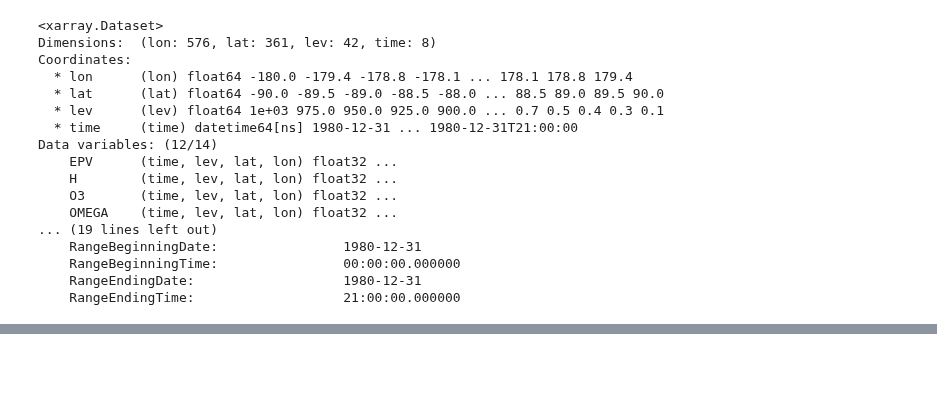
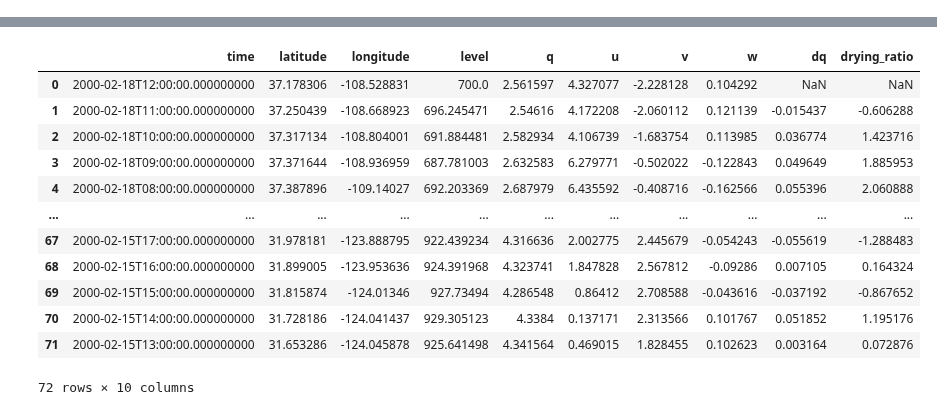
Before and after one commit to CW3E/CO_top-decile_precip_ARs_code, a Jupyter notebook: analysis/translate_jon_IDL.ipynb, the cells around one changed output, grey strips where cells are left out. Saved outputs shown, nothing was run; the diff lists cells and outputs as text; code cells hidden in the pictures; blank space fills up the shorter version.

```diff
--- a/analysis/translate_jon_IDL.ipynb
+++ b/analysis/translate_jon_IDL.ipynb
@@ -54,24 +54,6 @@ varlst = ['specific humidity', 'u-wind', 'v-wind', 'w-wind', 'drying-ratio', 'dq
-# %%
-## write a script that opens the date of the precip extreme
-## as well as up to 3-5 days prior
-fname = '/data/downloaded/Reanalysis/MERRA2/M2I3NPASM.5.12.4_raw/1980/MERRA2_100.inst3_3d_asm_Np.19801231.nc4'
-ds1 = xr.open_dataset(fname)
-ds1
-# %% [output]
-<xarray.Dataset>
-Dimensions:  (lon: 576, lat: 361, lev: 42, time: 8)
-Coordinates:
-  * lon      (lon) float64 -180.0 -179.4 -178.8 -178.1 ... 178.1 178.8 179.4
-  * lat      (lat) float64 -90.0 -89.5 -89.0 -88.5 -88.0 ... 88.5 89.0 89.5 90.0
-  * lev      (lev) float64 1e+03 975.0 950.0 925.0 900.0 ... 0.7 0.5 0.4 0.3 0.1
-  * time     (time) datetime64[ns] 1980-12-31 ... 1980-12-31T21:00:00
-Data variables: (12/14)
-    EPV      (time, lev, lat, lon) float32 ...
-    H        (time, lev, lat, lon) float32 ...
-    O3       (time, lev, lat, lon) float32 ...
-    OMEGA    (time, lev, lat, lon) float32 ...
-... (19 lines left out)
-    RangeBeginningDate:                1980-12-31
-    RangeBeginningTime:                00:00:00.000000
-    RangeEndingDate:                   1980-12-31
-    RangeEndingTime:                   21:00:00.000000
+# %%
+%%time
+s = calculate_backward_trajectory(ds=ds, idx=5, start_lev=700.)
+df = s.compute_trajectory()
+df
+# %% [output]
@@ -77,0 +63,13 @@ Data variables: (12/14)
+|  | time | latitude | longitude | level | q | u | v | w | dq | drying_ratio |
+| 0 | 2000-02-18T12:00:00.000000000 | 37.178306 | -108.528831 | 700.0 | 2.561597 | 4.327077 | -2.228128 | 0.104292 | NaN | NaN |
+| 1 | 2000-02-18T11:00:00.000000000 | 37.250439 | -108.668923 | 696.245471 | 2.54616 | 4.172208 | -2.060112 | 0.121139 | -0.015437 | -0.606288 |
+| 2 | 2000-02-18T10:00:00.000000000 | 37.317134 | -108.804001 | 691.884481 | 2.582934 | 4.106739 | -1.683754 | 0.113985 | 0.036774 | 1.423716 |
+| 3 | 2000-02-18T09:00:00.000000000 | 37.371644 | -108.936959 | 687.781003 | 2.632583 | 6.279771 | -0.502022 | -0.122843 | 0.049649 | 1.885953 |
+| 4 | 2000-02-18T08:00:00.000000000 | 37.387896 | -109.14027 | 692.203369 | 2.687979 | 6.435592 | -0.408716 | -0.162566 | 0.055396 | 2.060888 |
+| ... | ... | ... | ... | ... | ... | ... | ... | ... | ... | ... |
+| 67 | 2000-02-15T17:00:00.000000000 | 31.978181 | -123.888795 | 922.439234 | 4.316636 | 2.002775 | 2.445679 | -0.054243 | -0.055619 | -1.288483 |
+| 68 | 2000-02-15T16:00:00.000000000 | 31.899005 | -123.953636 | 924.391968 | 4.323741 | 1.847828 | 2.567812 | -0.09286 | 0.007105 | 0.164324 |
+| 69 | 2000-02-15T15:00:00.000000000 | 31.815874 | -124.01346 | 927.73494 | 4.286548 | 0.86412 | 2.708588 | -0.043616 | -0.037192 | -0.867652 |
+| 70 | 2000-02-15T14:00:00.000000000 | 31.728186 | -124.041437 | 929.305123 | 4.3384 | 0.137171 | 2.313566 | 0.101767 | 0.051852 | 1.195176 |
+| 71 | 2000-02-15T13:00:00.000000000 | 31.653286 | -124.045878 | 925.641498 | 4.341564 | 0.469015 | 1.828455 | 0.102623 | 0.003164 | 0.072876 |
+72 rows × 10 columns
```
Also changed, not shown: parts of 7 cells of this notebook, 25 other files.
